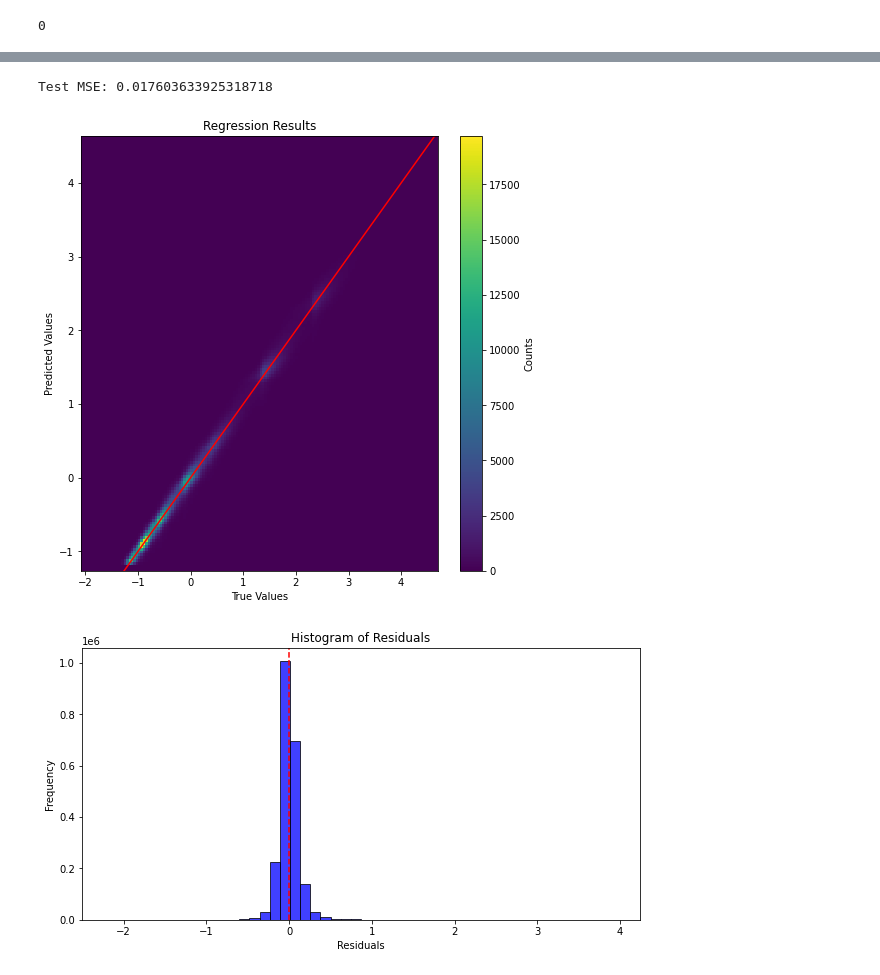
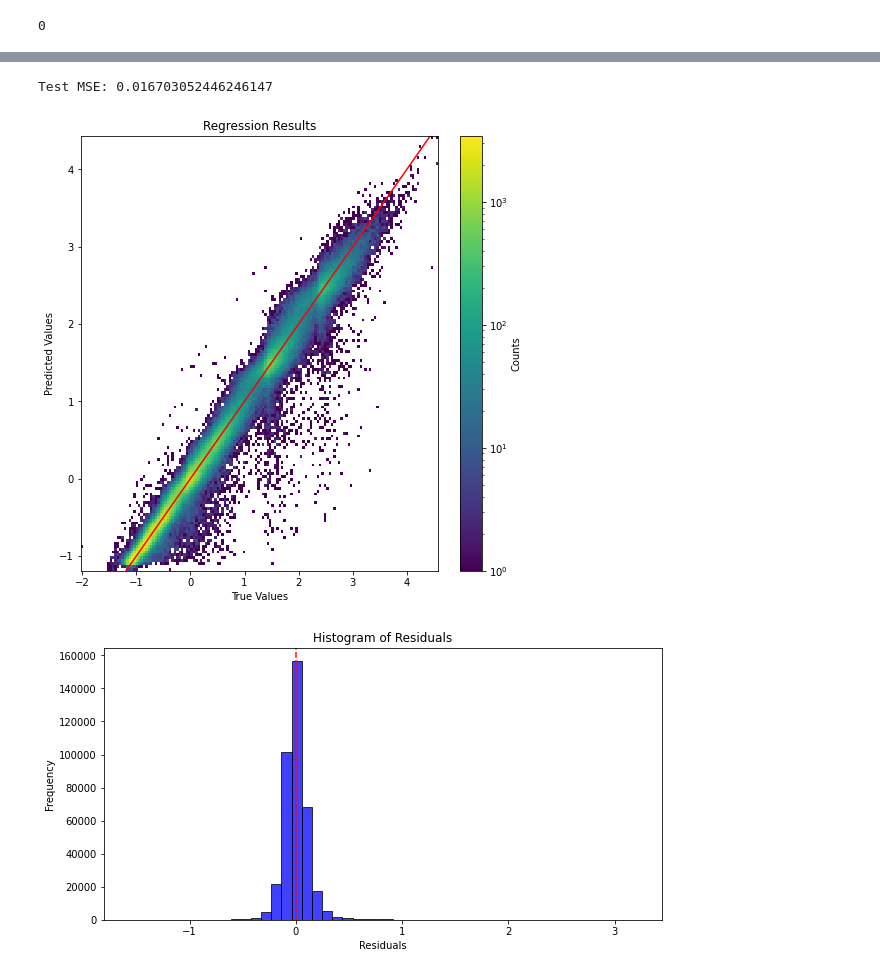
Before and after one commit to DanGodi/ExpPro, a Jupyter notebook: Notebooks/Trial3_deep.ipynb, the cells around one changed output, grey strips where cells are left out. Drawn from its saved outputs; the diff is of its cells as text; code cells hidden in the pictures.

```diff
--- a/Notebooks/Trial3_deep.ipynb
+++ b/Notebooks/Trial3_deep.ipynb
@@ -16,7 +16,7 @@ area=[]
 npvs=[]
 jec=[]
 
-data = ef.mod.load(amount=0.3, cache_dir='~/.energyflow',
+data = ef.mod.load(amount=0.05, cache_dir='~/.energyflow',
                     dataset='sim', subdatasets=None)
 for j in range(len(data.jet_pts)):
 
@@ -176,14 +176,14 @@ class SaveBestModel:
                 'optimizer_state_dict': optimizer.state_dict(),
                 'loss function': criterion,
                 'loss': current_valid_loss,
-                }, 'best_model_genpts.pt')
+                },'models/current_trial/best_model_genpts.pt' )
 
             return 1
         else:
           return 0
 
 #carica il modello
-def load_model(save_path='/content/best_model_genpts.pt', model_class=None):
+def load_model(save_path='models/current_trial/best_model_genpts.pt', model_class=None):
     checkpoint = torch.load(save_path,map_location=torch.device('cpu') )
 
     model = model_class()
@@ -271,23 +282,25 @@ model.eval()
 x_test_tensor = torch.tensor(x_test_0, dtype=torch.float32)
 y_test_tensor = torch.tensor(y_test_0, dtype=torch.float32)
 # %%
+from matplotlib.colors import LogNorm
 with torch.no_grad():
     y_pred_tensor = model(x_test_tensor[:,:-1])
     test_loss = criterion(y_pred_tensor, y_test_tensor.unsqueeze(1)).item()
 print(f"Test MSE: {test_loss}")
 
 # Scatter plot of true vs predicted values
 plt.figure(figsize=(8, 8))
-plt.hist2d(y_test_tensor.numpy().flatten(), y_pred_tensor.numpy().flatten(), bins=150, cmap='viridis')
+plt.hist2d(y_test_tensor.numpy().flatten(), y_pred_tensor.numpy().flatten(), bins=150, cmap='viridis', norm=LogNorm())
 plt.xlabel('True Values')
 plt.ylabel('Predicted Values')
 plt.title('Regression Results')
 plt.plot([min(y_test_tensor.numpy().flatten()), max(y_test_tensor.numpy().flatten())], [min(y_test_tensor.numpy().flatten()), max(y_test_tensor.numpy().flatten())], color='red')  # Perfect fit line
 plt.colorbar(label='Counts')
+plt.savefig('regression_2.pdf')
 plt.show()
 # %% [output]
-Test MSE: 0.017603633925318718
+Test MSE: 0.016703052446246147
-[figure, old version]
+[figure, new version]
 # %%
 # Calculate residuals
 residuals = y_test_tensor.numpy().flatten()-y_pred_tensor.numpy().flatten()
@@ -299,9 +312,10 @@ plt.axvline(x=0, color='red', linestyle='--')
 plt.xlabel('Residuals')
 plt.ylabel('Frequency')
 plt.title('Histogram of Residuals')
+plt.savefig('residuals_2.pdf')
 plt.show()
 # %% [output]
-[figure, old version]
+[figure, new version]
 # %%
 bins=np.array([300,470,600,800,1000,1400,1800,3000])
 # Unify test and validation sets
```
Also changed, not shown: parts of 7 cells of this notebook, 1 other file.
